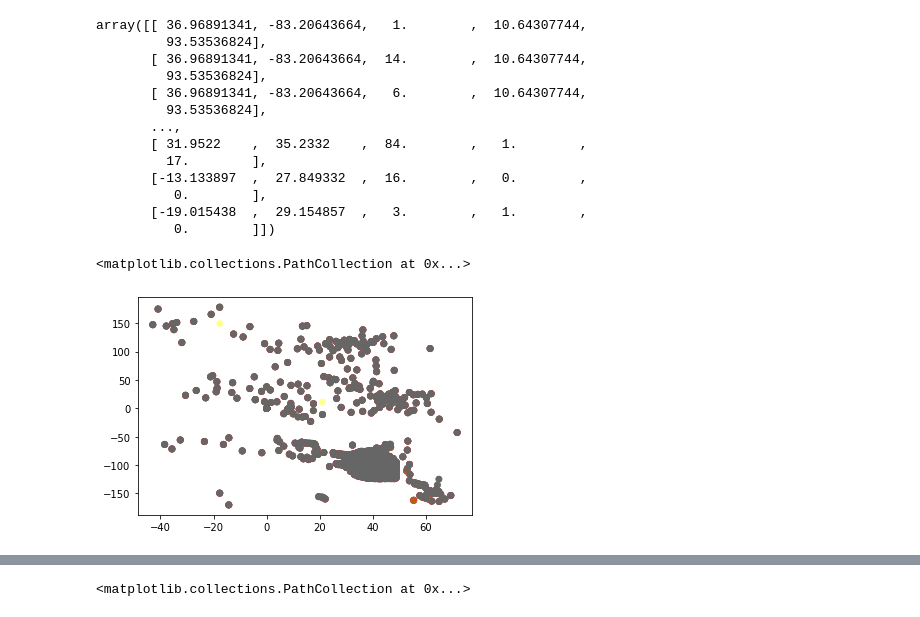
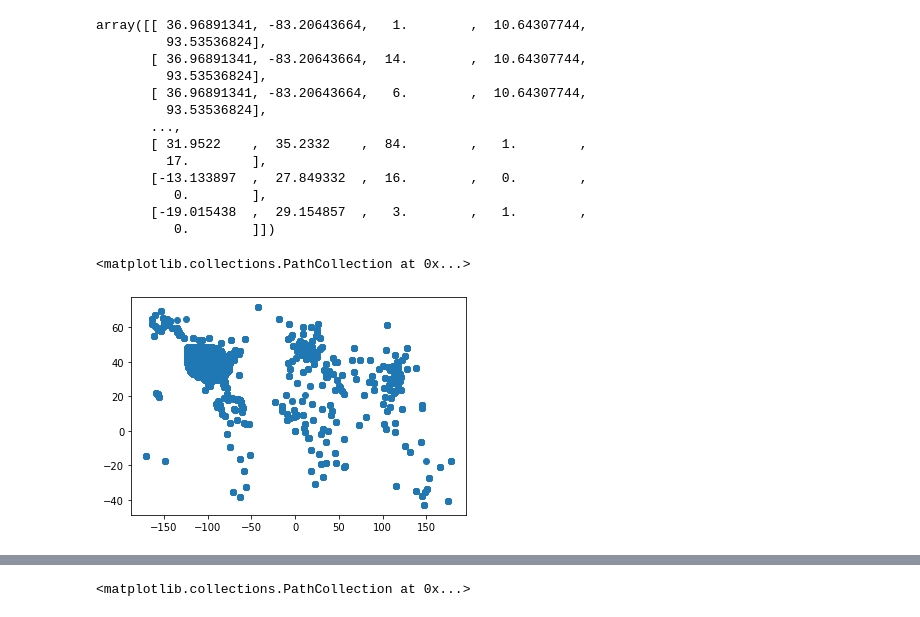
Before and after one commit to 19pa1a05c7/clustering-with-kmeans, a Jupyter notebook: copy_of_Untitled2.ipynb, the cells around one changed output, grey strips where cells are left out. Drawn from its saved outputs; the diff is of its cells as text; code cells hidden in the pictures.

```diff
--- a/copy_of_Untitled2.ipynb
+++ b/copy_of_Untitled2.ipynb
@@ -206,5 +204,5 @@ y=covid19.iloc[:,3:6].values
-# %%
-plt.scatter(x[:,0],x[:,1],c=np.arange(1,24436),cmap="Accent")
-# %% [output]
-<matplotlib.collections.PathCollection at 0x...>
-[figure, removed]
+# %%
+plt.scatter(x[:,1],x[:,0])
+# %% [output]
+<matplotlib.collections.PathCollection at 0x...>
+[figure, added]
```
Also changed, not shown: parts of 10 cells of this notebook.
